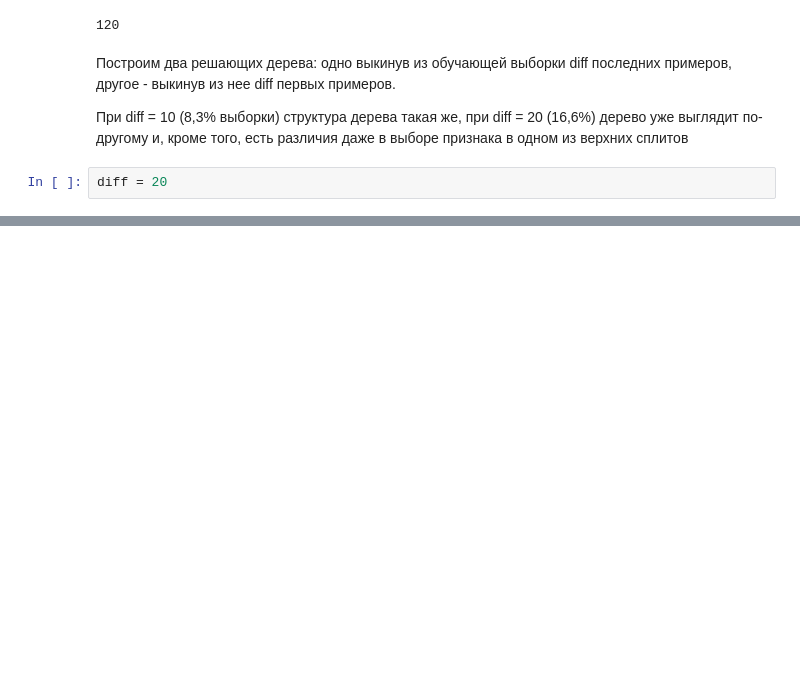
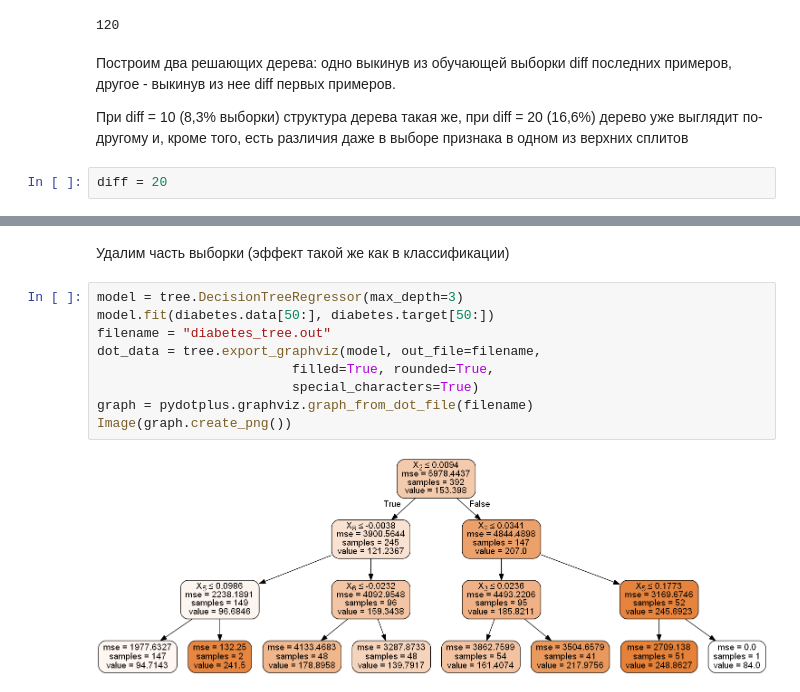
Before and after one commit to ml-mipt/ml-mipt-part1, a Jupyter notebook: 2017/seminars/04-trees/TreeVisualization.ipynb, the cells around one changed output, grey strips where cells are left out. Drawn from its saved outputs; the diff is of its cells as text; blank space fills up the shorter version.

```diff
--- a/2017/seminars/04-trees/TreeVisualization.ipynb
+++ b/2017/seminars/04-trees/TreeVisualization.ipynb
@@ -253,0 +281,13 @@ Image(graph.create_png())
+# %% [markdown]
+Удалим часть выборки (эффект такой же как в классификации)
+# %%
+model = tree.DecisionTreeRegressor(max_depth=3)
+model.fit(diabetes.data[50:], diabetes.target[50:])
+filename = "diabetes_tree.out"
+dot_data = tree.export_graphviz(model, out_file=filename,
+                         filled=True, rounded=True,
+                         special_characters=True)
+graph = pydotplus.graphviz.graph_from_dot_file(filename)
+Image(graph.create_png())
+# %% [output]
+[figure, added]
```
Also changed, not shown: parts of 28 cells of this notebook.
